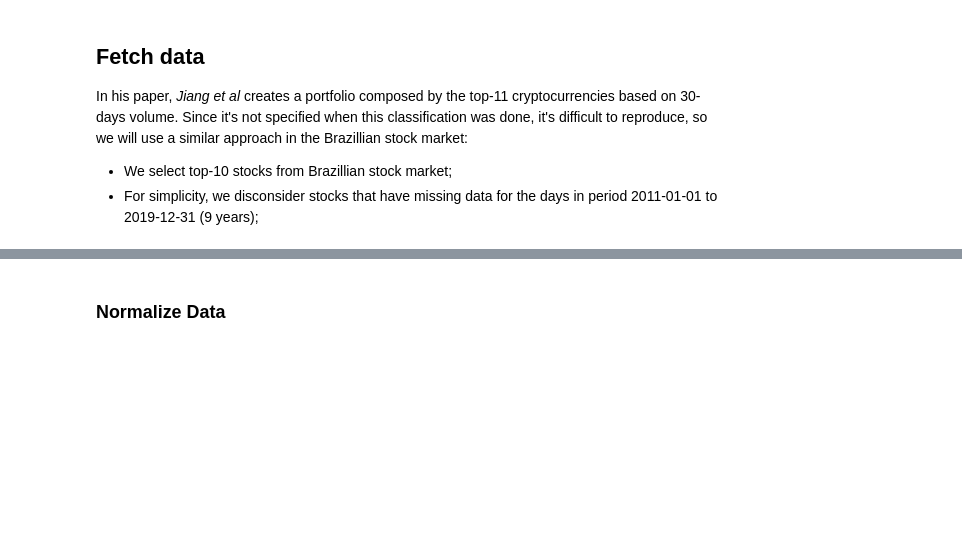
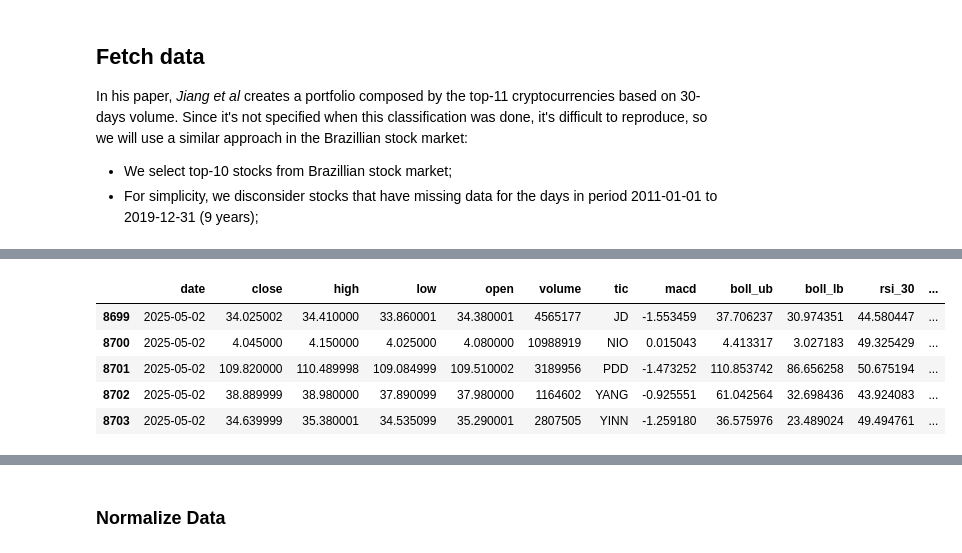
Before and after one commit to pu17/FinRL, a Jupyter notebook: examples/FinRL_PortfolioOptimizationEnv_Demo.ipynb, the cells around one changed output, grey strips where cells are left out. Cells and saved outputs as stored; diff of their text form; code cells hidden in the pictures; blank space fills up the shorter version.

```diff
--- a/examples/FinRL_PortfolioOptimizationEnv_Demo.ipynb
+++ b/examples/FinRL_PortfolioOptimizationEnv_Demo.ipynb
@@ -185,11 +185,15 @@ In his paper, *Jiang et al* creates a portfolio composed by the top-11 cryptocur
 market = "us"
 if market.lower() == "us":
     TOP_BRL = [
-        'BILI', 'DUO', 'NIO', 'JD', 'YINN', 'YANG', 'FUTU','XHG','BABA','PDD','RGTI'
+        'BILI','NIO', 'JD', 'YINN', 'YANG', 'FUTU','BABA','PDD'
     ]
 elif market.lower() == "hk":
     TOP_BRL = [
          '1812.hk', '3900.hk', '2777.hk', '1810.hk', '2878.HK','0029.hk'
+    ]
+elif market.lower() == "jp":
+    TOP_BRL = [
+        '8031.T', '8058.T','8001.T','8053.T','8002.T'
     ]
 elif market.lower() == "ch":
     TOP_BRL = [
@@ -230,8 +234,8 @@ print("股票列表:", TOP_BRL)
 # %%
 print(len(TOP_BRL))
 
-portfolio_raw_df = YahooDownloader(start_date = '2022-01-01',
-                                end_date = '2025-03-26',
+portfolio_raw_df = YahooDownloader(start_date = '2021-01-01',
+                                end_date = '2025-05-28',
                                 ticker_list = TOP_BRL).fetch_data()
-portfolio_raw_df
+portfolio_raw_df = portfolio_raw_df.drop('day', axis=1)
 # %% [output]
@@ -264,7 +261,7 @@ Shape of DataFrame:  (8800, 8)
 # %%
-realtime_df = YahooRealtimeDownloader(ticker_list = TOP_BRL).fetch_data()
-# 假设这两个 DataFrame 的列名相同
-portfolio_raw_df = pd.concat([portfolio_raw_df, realtime_df], ignore_index=True)
+# realtime_df = YahooRealtimeDownloader(ticker_list = TOP_BRL).fetch_data()
+# # 假设这两个 DataFrame 的列名相同
+# portfolio_raw_df = pd.concat([portfolio_raw_df, realtime_df], ignore_index=True)
 
 # 对合并后的数据，根据日期和股票标的排序，并重新索引
 portfolio_raw_df = portfolio_raw_df.sort_values(["date", "tic"]).reset_index(drop=True)
@@ -291,0 +289,14 @@ Successfully added technical indicators
+# %%
+from finrl.config import INDICATORS
+from finrl.meta.preprocessor.preprocessors import FeatureEngineer
+fe_without_vix = FeatureEngineer(
+    use_technical_indicator=True,
+    tech_indicator_list=INDICATORS,
+    use_vix=False,
+    use_turbulence=True,
+    user_defined_feature=False
+)
+processed_without_vix = fe_without_vix.preprocess_data(portfolio_raw_df)
+logging.info("数据预处理完成。")
+processed_without_vix.tail()
+# %% [output]
@@ -292,3 +305,9 @@ Successfully added technical indicators
+|  | date | close | high | low | open | volume | tic | macd | boll_ub | boll_lb | rsi_30 | ... |
+| 8699 | 2025-05-02 | 34.025002 | 34.410000 | 33.860001 | 34.380001 | 4565177 | JD | -1.553459 | 37.706237 | 30.974351 | 44.580447 | ... |
+| 8700 | 2025-05-02 | 4.045000 | 4.150000 | 4.025000 | 4.080000 | 10988919 | NIO | 0.015043 | 4.413317 | 3.027183 | 49.325429 | ... |
+| 8701 | 2025-05-02 | 109.820000 | 110.489998 | 109.084999 | 109.510002 | 3189956 | PDD | -1.473252 | 110.853742 | 86.656258 | 50.675194 | ... |
+| 8702 | 2025-05-02 | 38.889999 | 38.980000 | 37.890099 | 37.980000 | 1164602 | YANG | -0.925551 | 61.042564 | 32.698436 | 43.924083 | ... |
+| 8703 | 2025-05-02 | 34.639999 | 35.380001 | 34.535099 | 35.290001 | 2807505 | YINN | -1.259180 | 36.575976 | 23.489024 | 49.494761 | ... |
 # %%
 # from feature.ch_feature_engineer import ChFeatureEngineer
 # ch_fe = ChFeatureEngineer()
```
Also changed, not shown: parts of 18 cells of this notebook, 16 other files.
